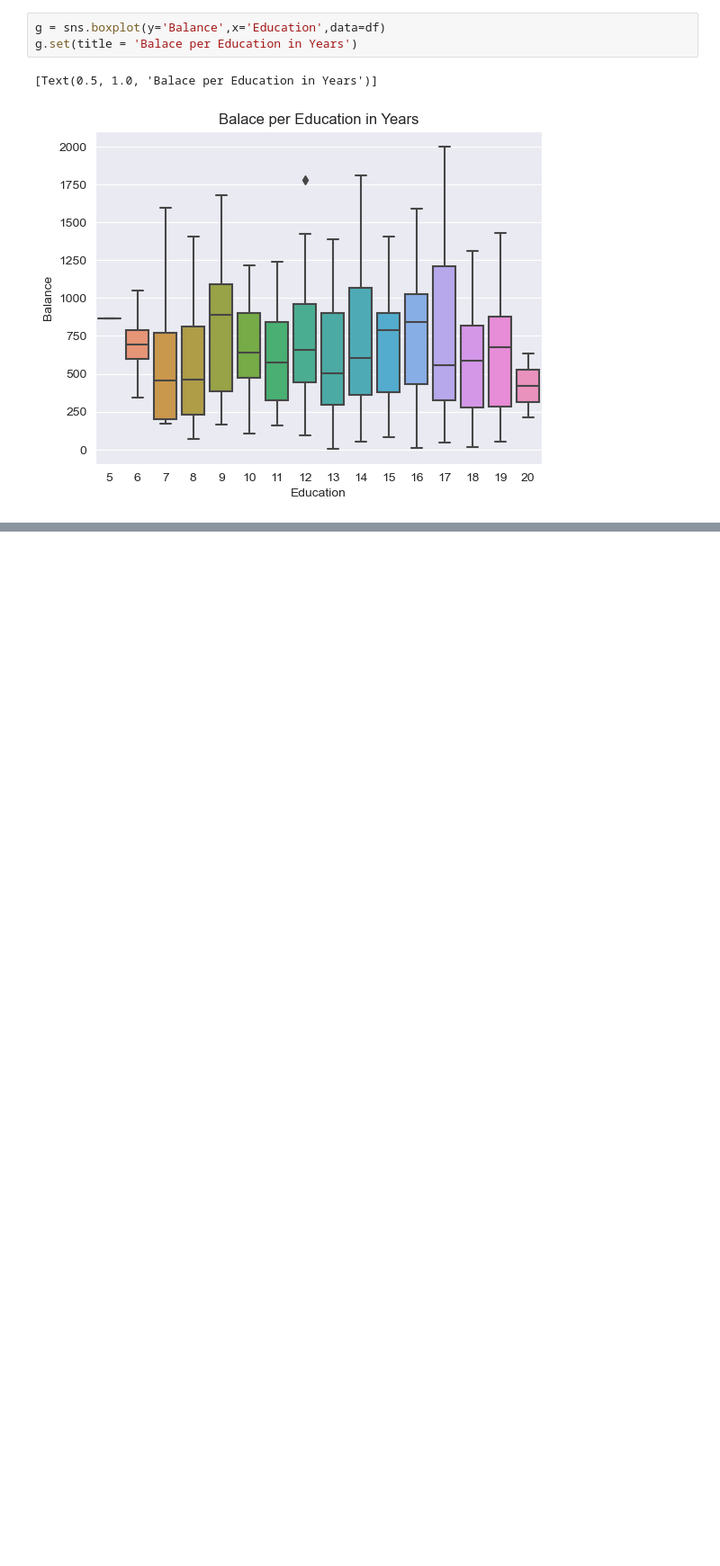
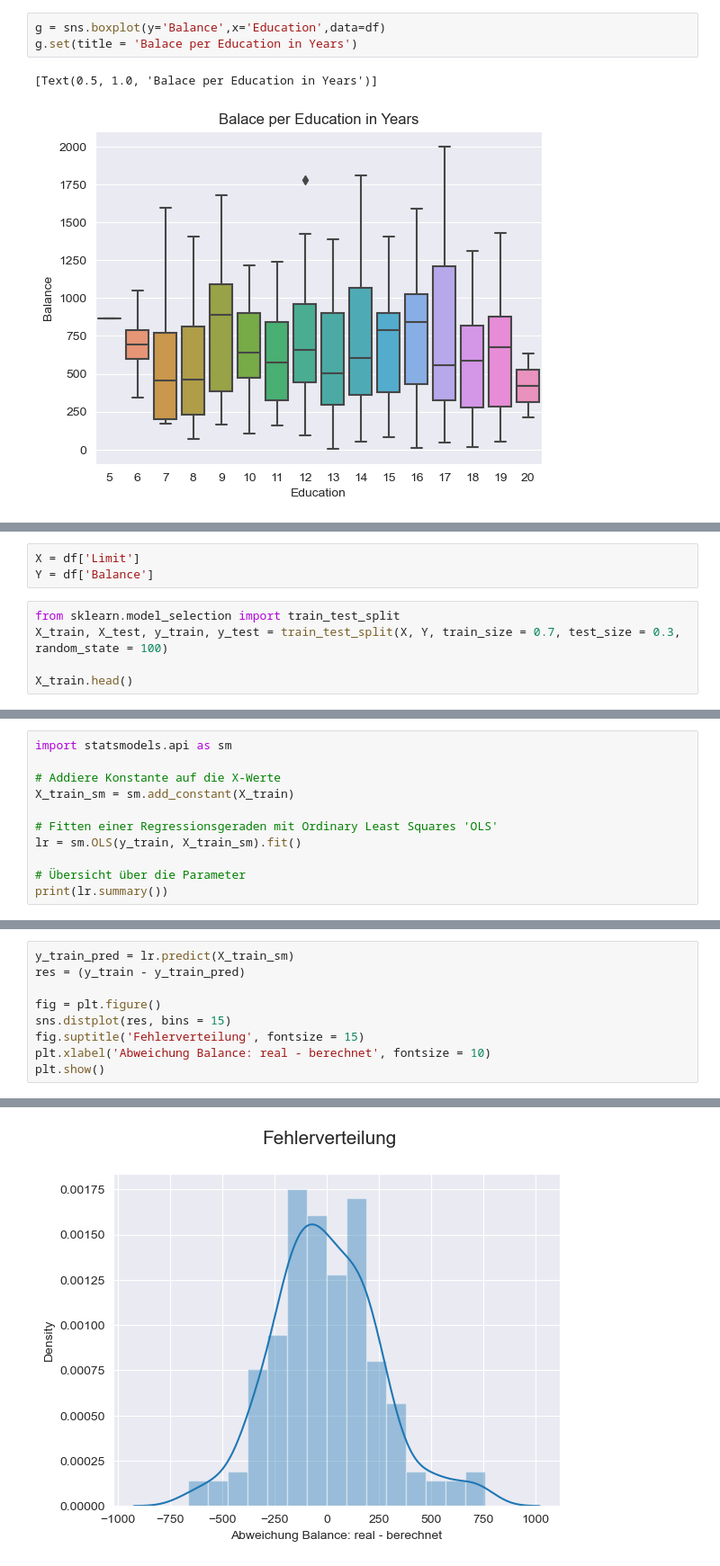
Before and after one commit to geoclaudsch/DASC-2024, a Jupyter notebook: VL_02-EDA/task/uebung2.ipynb, the cells around one changed output, grey strips where cells are left out. Shown at 90% size. Cells and saved outputs as stored; diff of their text form; blank space fills up the shorter version.

```diff
--- a/VL_02-EDA/task/uebung2.ipynb
+++ b/VL_02-EDA/task/uebung2.ipynb
@@ -139,0 +130,8 @@ sns.jointplot(y='Balance',x='Income',data=df)
+# %%
+X = df['Limit']
+Y = df['Balance']
+# %%
+from sklearn.model_selection import train_test_split
+X_train, X_test, y_train, y_test = train_test_split(X, Y, train_size = 0.7, test_size = 0.3, random_state = 100)
+
+X_train.head()
@@ -139,0 +145,11 @@ sns.jointplot(y='Balance',x='Income',data=df)
+# %%
+import statsmodels.api as sm
+
+# Addiere Konstante auf die X-Werte
+X_train_sm = sm.add_constant(X_train)
+
+# Fitten einer Regressionsgeraden mit Ordinary Least Squares 'OLS'
+lr = sm.OLS(y_train, X_train_sm).fit()
+
+# Übersicht über die Parameter
+print(lr.summary())
@@ -139,0 +174,10 @@ sns.jointplot(y='Balance',x='Income',data=df)
+# %%
+y_train_pred = lr.predict(X_train_sm)
+res = (y_train - y_train_pred)
+
+fig = plt.figure()
+sns.distplot(res, bins = 15)
+fig.suptitle('Fehlerverteilung', fontsize = 15)
+plt.xlabel('Abweichung Balance: real - berechnet', fontsize = 10)
+plt.show()
+# %% [output]
@@ -139,0 +193 @@ sns.jointplot(y='Balance',x='Income',data=df)
+[figure, added]
```
Also changed, not shown: parts of 28 cells of this notebook.
